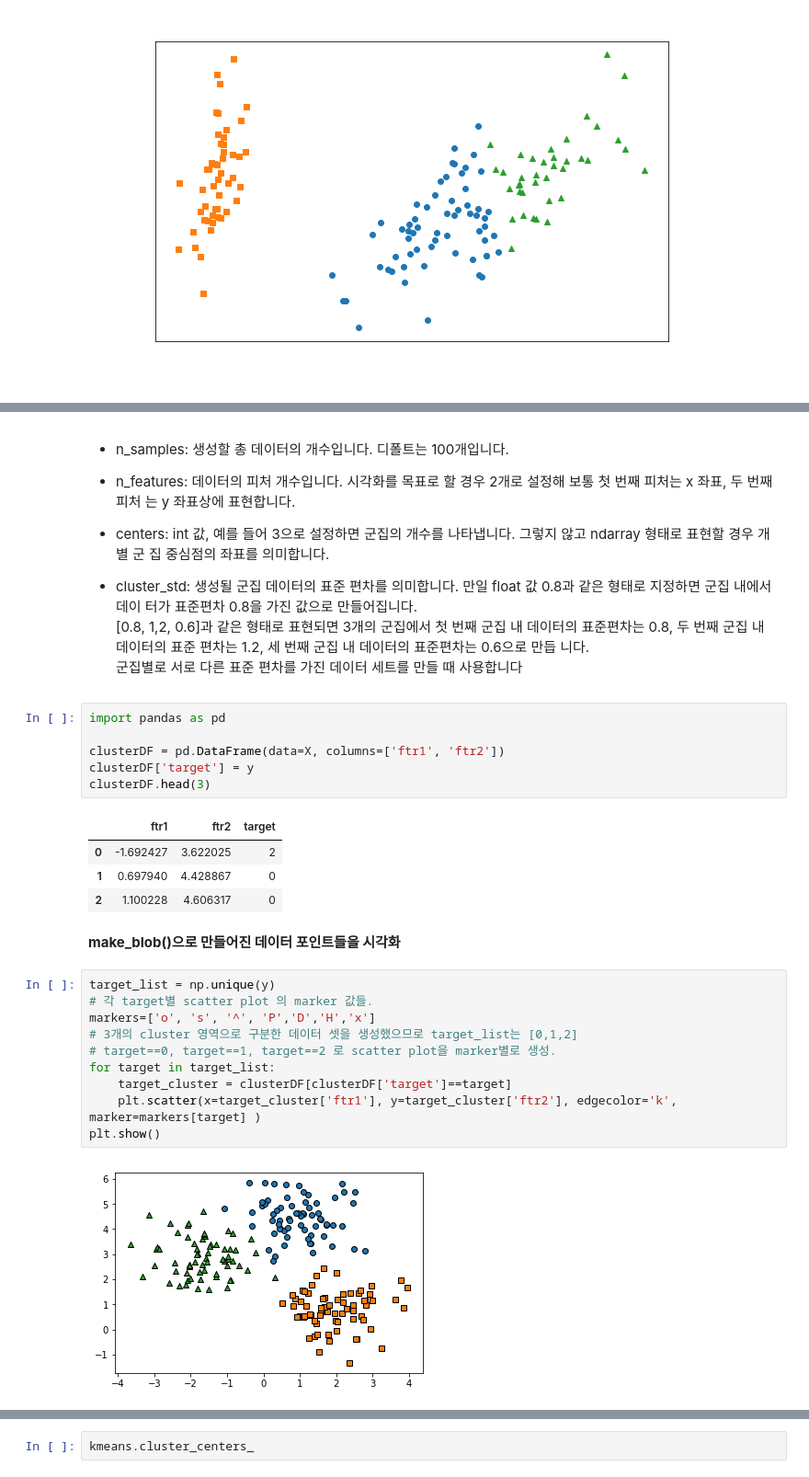
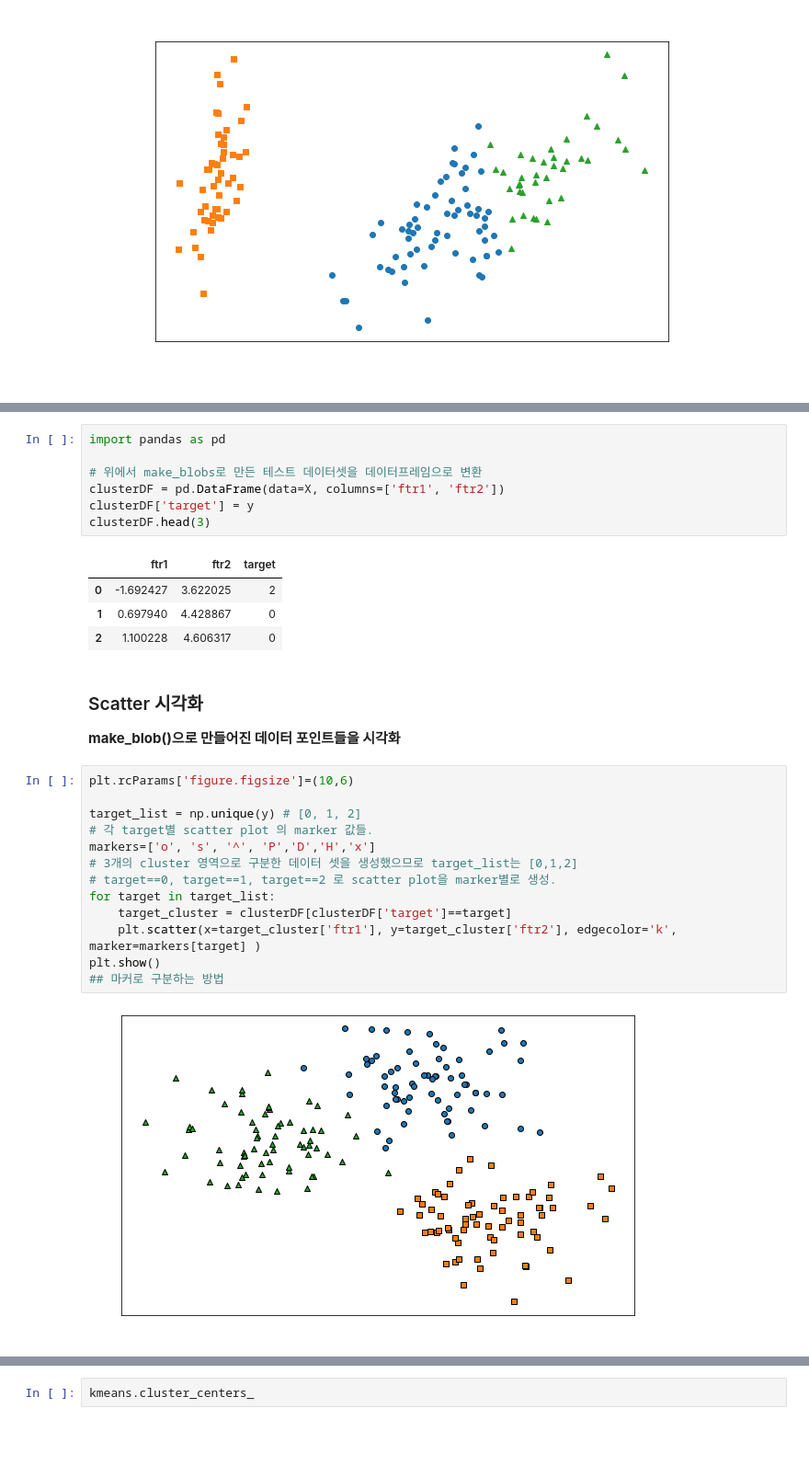
Before and after one commit to netsus/ML_PerfectGuide, a Jupyter notebook: 7장/7-1_KMeans.ipynb, the cells around one changed output, grey strips where cells are left out. Shown at 92% size. Cells and saved outputs as stored; diff of their text form; blank space fills up the shorter version.

```diff
--- a/7장/7-1_KMeans.ipynb
+++ b/7장/7-1_KMeans.ipynb
@@ -194,24 +221,7 @@ print(unique,counts)
-# %% [markdown]
-* n_samples: 생성할 총 데이터의 개수입니다. 디폴트는 100개입니다.
-
-
-* n_features: 데이터의 피처 개수입니다. 시각화를 목표로 할 경우 2개로 설정해 보통 첫 번째 피처는 x 좌표, 두 번째 피처
-는 y 좌표상에 표현합니다.
-
-
-* centers: int 값, 예를 들어 3으로 설정하면 군집의 개수를 나타냅니다. 그렇지 않고 ndarray 형태로 표현할 경우 개별 군
-집 중심점의 좌표를 의미합니다.
-
-
-* cluster_std: 생성될 군집 데이터의 표준 편차를 의미합니다. 만일 float 값 0.8과 같은 형태로 지정하면 군집 내에서 데이
-터가 표준편차 0.8을 가진 값으로 만들어집니다.
-[0.8, 1,2, 0.6]과 같은 형태로 표현되면 3개의 군집에서 첫 번째 군집 내
-데이터의 표준편차는 0.8, 두 번째 군집 내 데이터의 표준 편차는 1.2, 세 번째 군집 내 데이터의 표준편차는 0.6으로 만듭
-니다.
-군집별로 서로 다른 표준 편차를 가진 데이터 세트를 만들 때 사용합니다
 # %%
 import pandas as pd
 
+# 위에서 make_blobs로 만든 테스트 데이터셋을 데이터프레임으로 변환
 clusterDF = pd.DataFrame(data=X, columns=['ftr1', 'ftr2'])
 clusterDF['target'] = y
 clusterDF.head(3)
@@ -221,17 +231,21 @@ clusterDF.head(3)
 | 1 | 0.697940 | 4.428867 | 0 |
 | 2 | 1.100228 | 4.606317 | 0 |
 # %% [markdown]
+### Scatter 시각화
 **make_blob()으로 만들어진 데이터 포인트들을 시각화**
 # %%
-target_list = np.unique(y)
+plt.rcParams['figure.figsize']=(10,6)
+
+target_list = np.unique(y) # [0, 1, 2]
 # 각 target별 scatter plot 의 marker 값들.
 markers=['o', 's', '^', 'P','D','H','x']
 # 3개의 cluster 영역으로 구분한 데이터 셋을 생성했으므로 target_list는 [0,1,2]
 # target==0, target==1, target==2 로 scatter plot을 marker별로 생성.
 for target in target_list:
     target_cluster = clusterDF[clusterDF['target']==target]
     plt.scatter(x=target_cluster['ftr1'], y=target_cluster['ftr2'], edgecolor='k', marker=markers[target] )
 plt.show()
+## 마커로 구분하는 방법
 # %% [output]
-[figure, old version]
+[figure, new version]
 # %%
```
Also changed, not shown: parts of 12 cells of this notebook.
